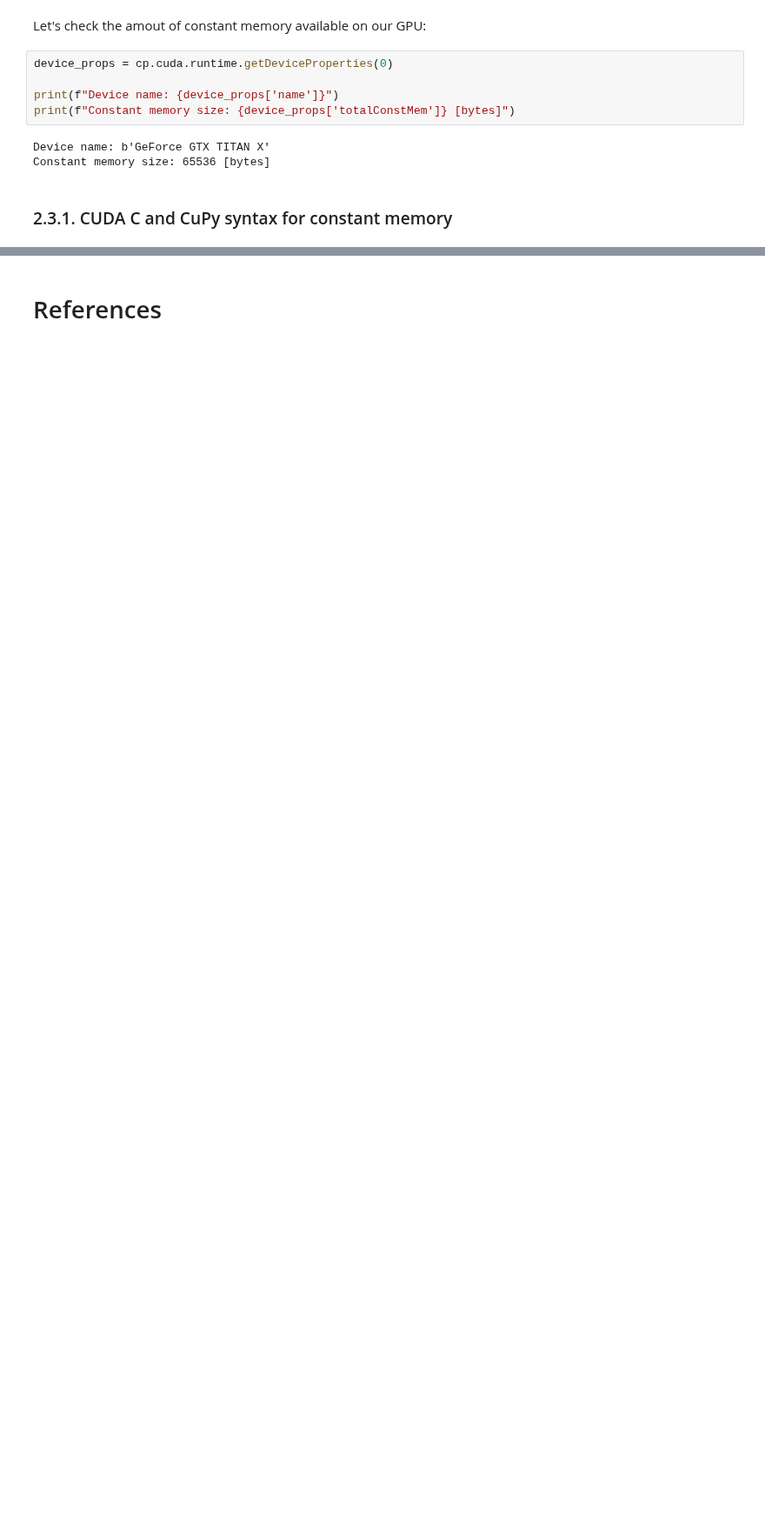
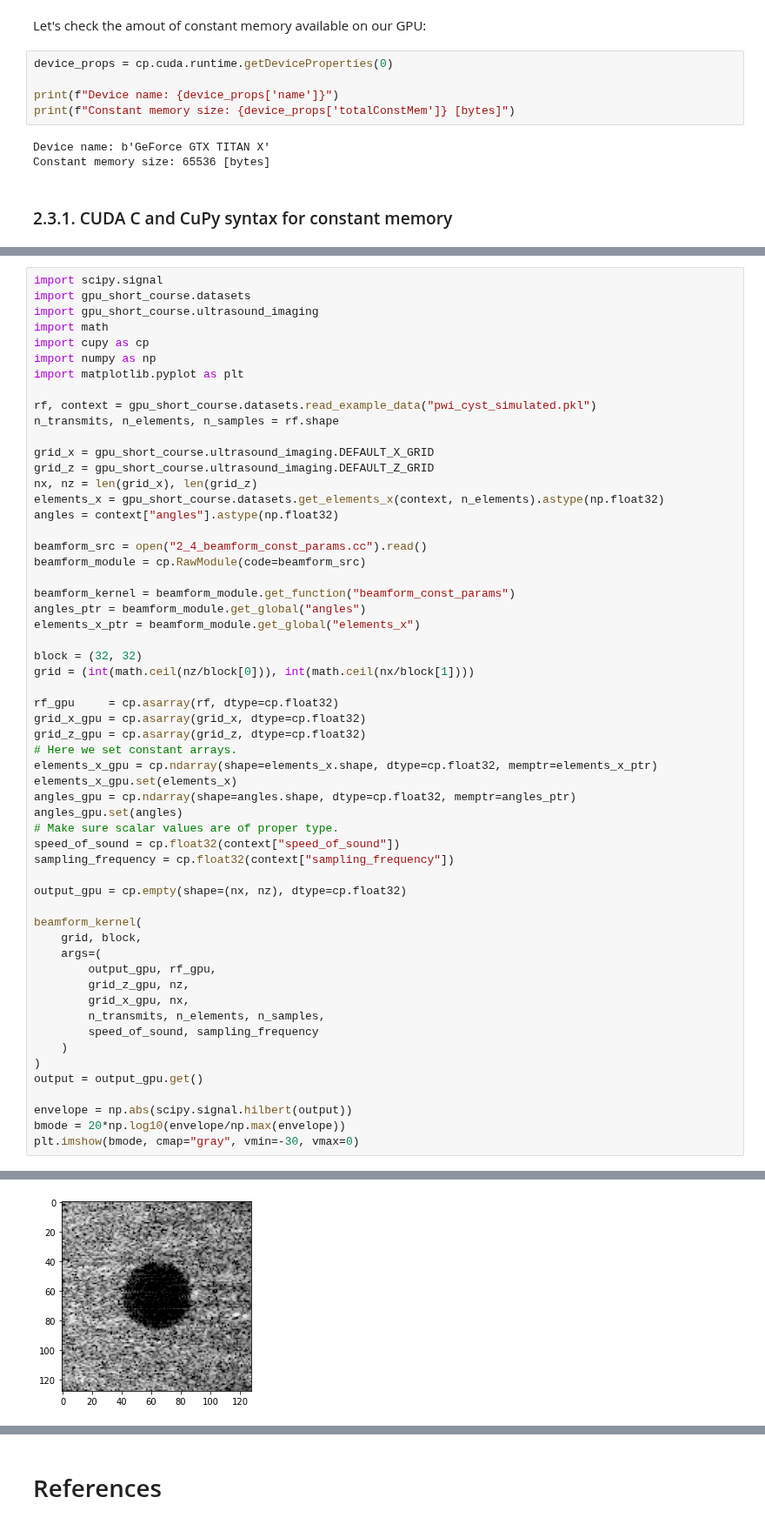
Before and after one commit to Lab4US/gpu-short-course, a Jupyter notebook: exercises/cupy/2_CUDA_memory_model/2_CUDA_memory_model.ipynb, the cells around one changed output, grey strips where cells are left out. Shown at 87% size. Drawn from its saved outputs; the diff is of its cells as text; blank space fills up the shorter version.

```diff
--- a/exercises/cupy/2_CUDA_memory_model/2_CUDA_memory_model.ipynb
+++ b/exercises/cupy/2_CUDA_memory_model/2_CUDA_memory_model.ipynb
@@ -752,0 +807,58 @@ No API activities were profiled.
+# %%
+import scipy.signal
+import gpu_short_course.datasets
+import gpu_short_course.ultrasound_imaging
+import math
+import cupy as cp
+import numpy as np
+import matplotlib.pyplot as plt
+
+rf, context = gpu_short_course.datasets.read_example_data("pwi_cyst_simulated.pkl")
+n_transmits, n_elements, n_samples = rf.shape
+
+grid_x = gpu_short_course.ultrasound_imaging.DEFAULT_X_GRID
+grid_z = gpu_short_course.ultrasound_imaging.DEFAULT_Z_GRID
+nx, nz = len(grid_x), len(grid_z)
+elements_x = gpu_short_course.datasets.get_elements_x(context, n_elements).astype(np.float32)
+angles = context["angles"].astype(np.float32)
+
+beamform_src = open("2_4_beamform_const_params.cc").read()
+beamform_module = cp.RawModule(code=beamform_src)
+
+beamform_kernel = beamform_module.get_function("beamform_const_params")
+angles_ptr = beamform_module.get_global("angles")
+elements_x_ptr = beamform_module.get_global("elements_x")
+
+block = (32, 32)
+grid = (int(math.ceil(nz/block[0])), int(math.ceil(nx/block[1])))
+
+rf_gpu     = cp.asarray(rf, dtype=cp.float32)
+grid_x_gpu = cp.asarray(grid_x, dtype=cp.float32)
+grid_z_gpu = cp.asarray(grid_z, dtype=cp.float32)
+# Here we set constant arrays.
+elements_x_gpu = cp.ndarray(shape=elements_x.shape, dtype=cp.float32, memptr=elements_x_ptr)
+elements_x_gpu.set(elements_x)
+angles_gpu = cp.ndarray(shape=angles.shape, dtype=cp.float32, memptr=angles_ptr)
+angles_gpu.set(angles)
+# Make sure scalar values are of proper type.
+speed_of_sound = cp.float32(context["speed_of_sound"])
+sampling_frequency = cp.float32(context["sampling_frequency"])
+
+output_gpu = cp.empty(shape=(nx, nz), dtype=cp.float32)
+
+beamform_kernel(
+    grid, block,
+    args=(
+        output_gpu, rf_gpu,
+        grid_z_gpu, nz,
+        grid_x_gpu, nx,
+        n_transmits, n_elements, n_samples,
+        speed_of_sound, sampling_frequency
+    )
+)
+output = output_gpu.get()
+
+envelope = np.abs(scipy.signal.hilbert(output))
+bmode = 20*np.log10(envelope/np.max(envelope))
+plt.imshow(bmode, cmap="gray", vmin=-30, vmax=0)
+# %% [output]
@@ -752,0 +866 @@ No API activities were profiled.
+[figure, added]
```
Also changed, not shown: parts of 35 cells of this notebook, 13 other files.
